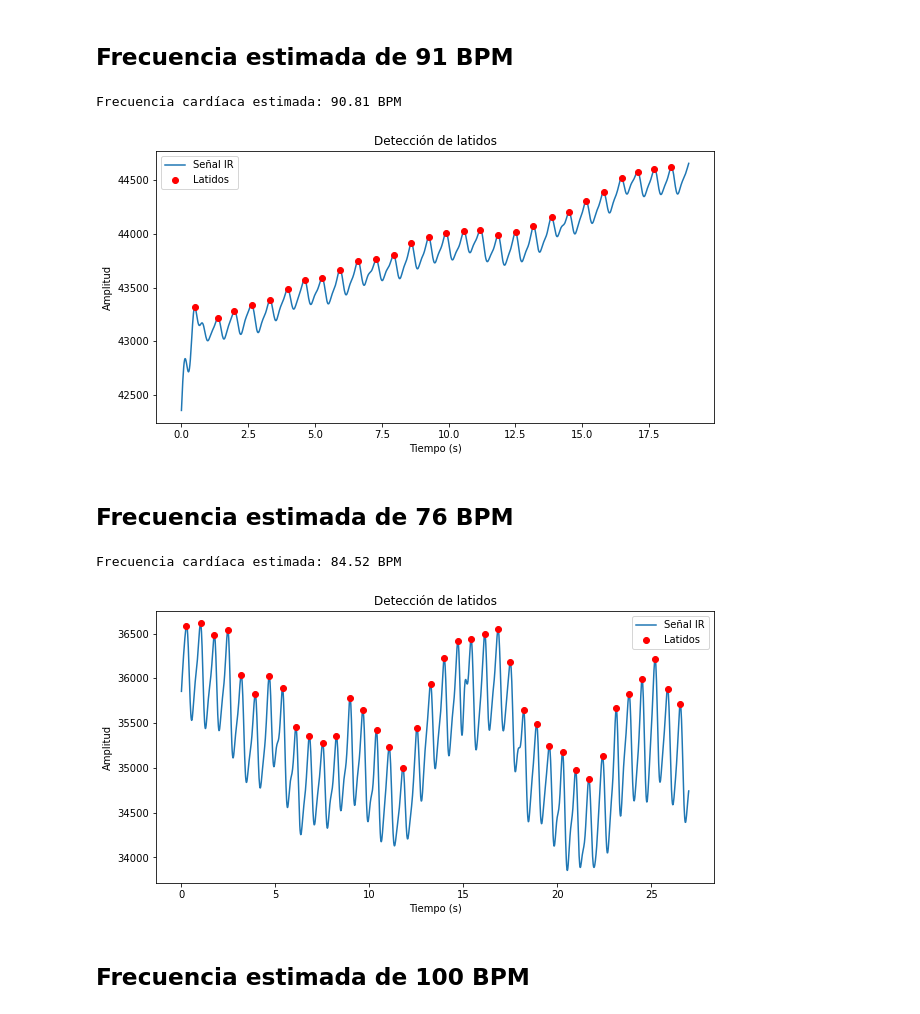
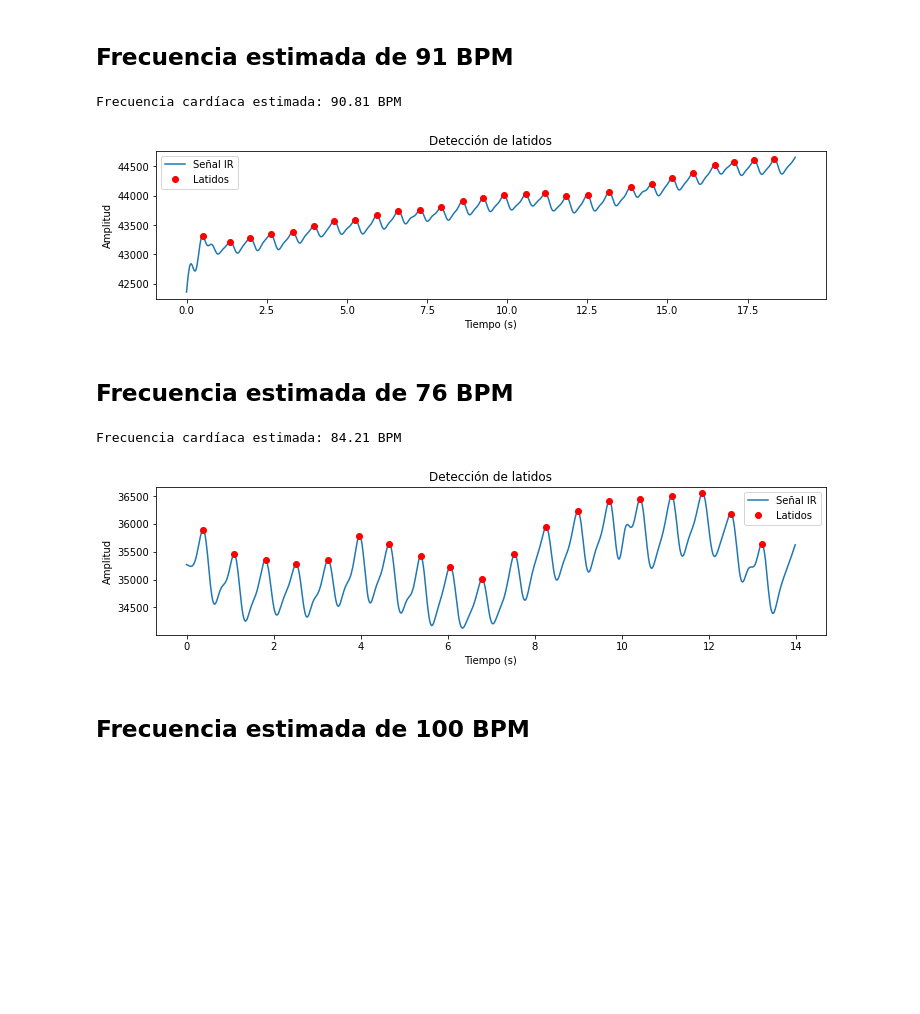
Before and after one commit to ElenaRuizMoreno/TFG-Elena-Ruiz, a Jupyter notebook: Código/procesamiento/procesamiento.ipynb, the cells around one changed output. Cells and saved outputs as stored; diff of their text form; code cells hidden in the pictures; blank space fills up the shorter version.

```diff
--- a/Código/procesamiento/procesamiento.ipynb
+++ b/Código/procesamiento/procesamiento.ipynb
@@ -90,35 +89,36 @@ def calcular_frecuencia_cardiaca(tiempos_picos):
 
 def visualizar_senal(tiempo, señal, tiempos_picos):
     """Grafica la señal con los picos detectados."""
-    plt.figure(figsize=(10, 5))
+    plt.figure(figsize=(12, 6))
+    plt.subplot(2, 1, 1)
     plt.plot(tiempo, señal, label="Señal IR")
     plt.plot(tiempos_picos, señal[np.searchsorted(tiempo, tiempos_picos)], 'ro', label="Latidos")
     plt.xlabel("Tiempo (s)")
     plt.ylabel("Amplitud")
     plt.legend()
     plt.title("Detección de latidos")
     plt.show()
 
 # Uso del código
 def main():
     ruta_csv = "C:/Users/Elena/Desktop/GitHub/TFG-Elena-Ruiz/Datos/Datos crudos/save_log2/raw_data_91_91.csv"  # Modifica según corresponda
     tiempo, señal_ir = cargar_datos(ruta_csv)
     señal_filtrada = filtrar_senal(señal_ir)
     tiempos_picos = detectar_picos(señal_filtrada, tiempo)
     frecuencia_cardiaca = calcular_frecuencia_cardiaca(tiempos_picos)
 
     if frecuencia_cardiaca:
         print(f"Frecuencia cardíaca estimada: {frecuencia_cardiaca:.2f} BPM")
     else:
         print("No se detectaron suficientes latidos.")
 
     visualizar_senal(tiempo, señal_filtrada, tiempos_picos)
 
 if __name__ == "__main__":
     main()
 # %% [output]
 Frecuencia cardíaca estimada: 90.81 BPM
-[figure, old version]
+[figure, new version]
 # %% [markdown]
 ## Frecuencia estimada de 76 BPM
 # %%
@@ -128,10 +128,13 @@ def cargar_datos(ruta_csv):
     tiempo = df.iloc[:, 0].values / 1000  # Convertir a segundos si está en ms
     señal_ir = df.iloc[:, 1].values
 
-    # Eliminar los primeros 3 segundos
-    indice_inicio = np.searchsorted(tiempo, 3)
-    tiempo = tiempo[indice_inicio:] - tiempo[indice_inicio]  # Reajustar tiempo a partir de 0
-    señal_ir = señal_ir[indice_inicio:]
+    # Encontrar los índices para recortar la señal
+    indice_inicio = np.searchsorted(tiempo, 8)  # Primer dato después de 8s
+    indice_fin = np.searchsorted(tiempo, tiempo[-1] - 8)  # Último dato antes de 5s del final
+
+    # Recortar los datos
+    tiempo = tiempo[indice_inicio:indice_fin] - tiempo[indice_inicio]  # Reajustar tiempo a partir de 0
+    señal_ir = señal_ir[indice_inicio:indice_fin]
 
     return tiempo, señal_ir
 # Uso del código
@@ -152,8 +155,8 @@ def main():
 if __name__ == "__main__":
     main()
 # %% [output]
-Frecuencia cardíaca estimada: 84.52 BPM
+Frecuencia cardíaca estimada: 84.21 BPM
-[figure, old version]
+[figure, new version]
 # %% [markdown]
 ## Frecuencia estimada de 100 BPM
 # %%
```
Also changed, not shown: parts of 18 cells of this notebook, 1 other file.
